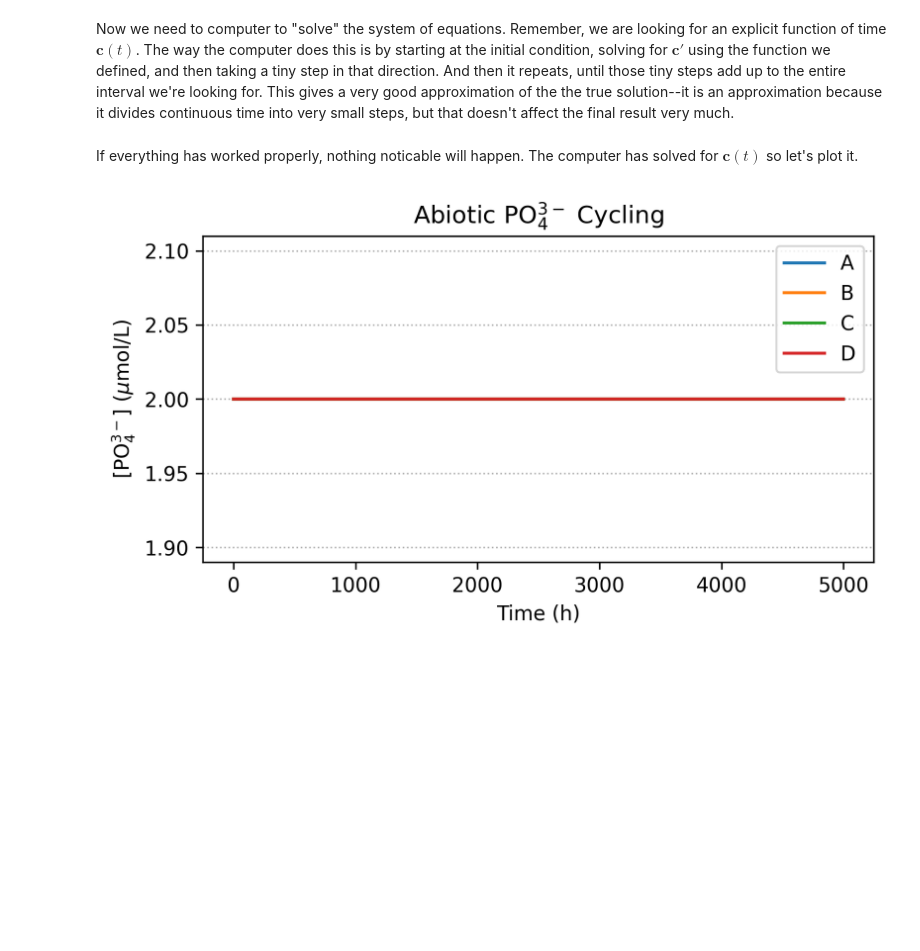
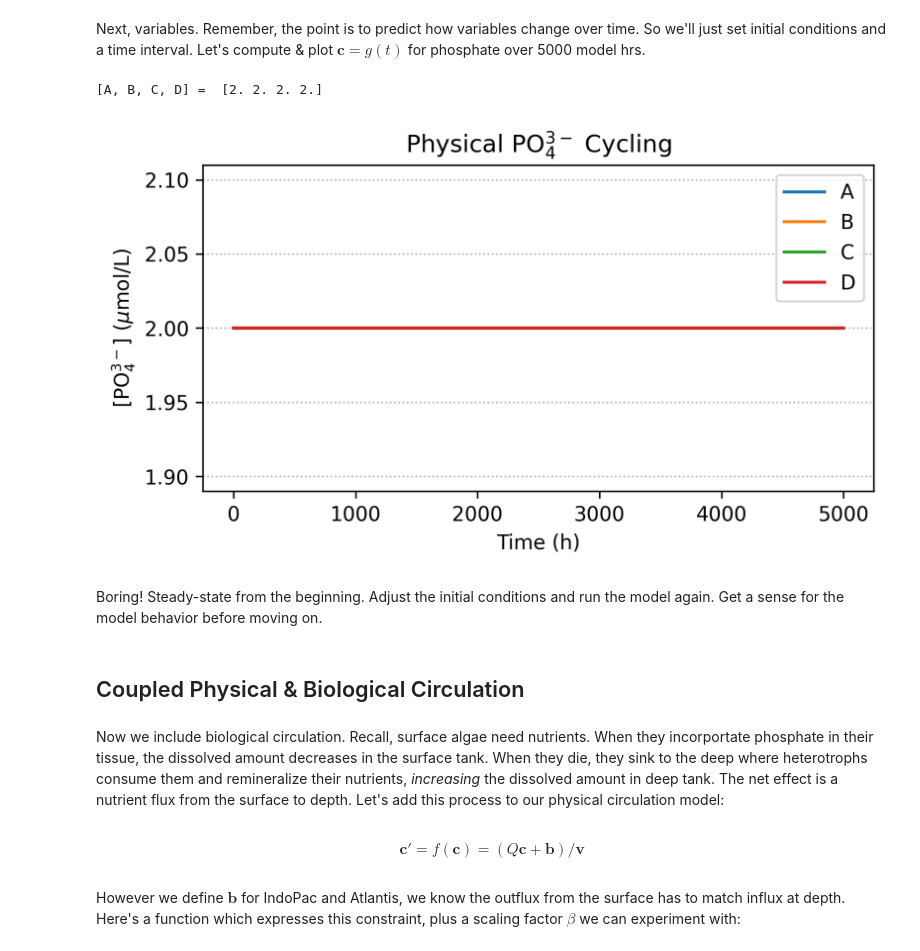
Before and after one commit to hernypeterson/nutrient-model, a Jupyter notebook: GEOL20E-HW6-NutrientModeling.ipynb, the cells around one changed output. Drawn from its saved outputs; the diff is of its cells as text; code cells hidden in the pictures; blank space fills up the shorter version.

```diff
--- a/GEOL20E-HW6-NutrientModeling.ipynb
+++ b/GEOL20E-HW6-NutrientModeling.ipynb
@@ -15,12 +21,7 @@ To start, we import some libraries. While we're at it, let's adjust some default
 # %%
-import numpy as np # mathematics, computing, arrays
+import numpy as np # computing
 from scipy.integrate import odeint # ordinary differential equations
 import matplotlib.pyplot as plt # plots
 
-plt.rc('figure', dpi = 300, figsize = [6, 3]) # plot size and resolution
-plt.rc('legend', loc = "upper right") # legend position
-abcd = ('A','B','C','D') # legend labels
-
-plt.rc('axes', grid = True)
-plt.rc('axes.grid', axis = 'y') # horizontal lines
-plt.rc('grid', linestyle = ':') # those lines are dotted
+def sys_phys(c, t): # define system
+    return Q @ c / v # compute c'
@@ -72,2 +50,0 @@ def system_abiotic(c, t):
-# %% [markdown]
-Now we need to computer to "solve" the system of equations. Remember, we are looking for an explicit function of time $\mathbf{c}(t)$. The way the computer does this is by starting at the initial condition, solving for $\mathbf{c}'$ using the function we defined, and then taking a tiny step in that direction. And then it repeats, until those tiny steps add up to the entire interval we're looking for. This gives a very good approximation of the the true solution--it is an approximation because it divides continuous time into very small steps, but that doesn't affect the final result very much.
@@ -77,15 +51,47 @@ solution_abiotic = odeint(system_abiotic, phosphate_0, t)
-# %% [markdown]
-If everything has worked properly, nothing noticable will happen. The computer has solved for $\mathbf{c}(t)$ so let's plot it.
+# %% [markdown]
+Next, variables. Remember, the point is to predict how variables change over time. So we'll just set initial conditions and a time interval. Let's compute & plot $\mathbf{c}=g(t)$ for phosphate over 5000 model hrs.
 # %%
-plt.plot(t, solution_abiotic, label=abcd)
-plt.xlabel('Time (h)')
-plt.ylabel('[PO$_4^{3-}$] ($\mu$mol/L)')
-plt.title('Abiotic PO$_4^{3-}$ Cycling')
-plt.legend()
+# initial [PO4]
+P0 = np.array([2, 2, 2, 2]) # umol/L
 
-plt.savefig("abiotic.pdf")
-plt.show()
+# time interval: first, last, step
+t = np.arange(0, 5000, 1) # hr
 
-#print(solution_abiotic[-1])
+# solve sys_abio with c = P0 and t = t ( defined above)
+sol_phys = odeint(sys_phys, P0, t)
+
+# Default plot settings
+plt.rc('figure', dpi = 300, figsize = [6, 3]) # plot size and resolution
+plt.rc('legend', loc = "upper right") # legend position
+abcd = ('A','B','C','D') # legend labels
+plt.rc('axes', grid = True)
+plt.rc('axes.grid', axis = 'y') # horizontal lines
+plt.rc('grid', linestyle = ':') # those lines are dotted
+
+# Plotting function
+def plot(sol, y, title, short):
+    plt.plot(t, sol, label = abcd)
+    plt.xlabel('Time (h)')
+    plt.ylabel(y + " ($\mu$mol/L)")
+    plt.title(title)
+    plt.legend()
+    plt.savefig(short + ".pdf")
+    return
+
+# Our first plot
+plot(sol_phys, '[PO$_4^{3-}$]', 'Physical PO$_4^{3-}$ Cycling', "phys")
+
+print("[A, B, C, D] = ", sol_phys[-1]) # final concentrations (~steady state)
 # %% [output]
+[A, B, C, D] =  [2. 2. 2. 2.]
-[figure, old version]
+[figure, new version]
+# %% [markdown]
+Boring! Steady-state from the beginning. Adjust the initial conditions and run the model again. Get a sense for the model behavior before moving on.
+# %% [markdown]
+## Coupled Physical & Biological Circulation
+# %% [markdown]
+Now we include biological circulation. Recall, surface algae need nutrients. When they incorportate phosphate in their tissue, the dissolved amount decreases in the surface tank. When they die, they sink to the deep where heterotrophs consume them and remineralize their nutrients, _increasing_ the dissolved amount in deep tank. The net effect is a nutrient flux from the surface to depth. Let's add this process to our physical circulation model:
+# %% [markdown]
+$$\mathbf{c}' = f(\mathbf{c}) = \boxed{\left(Q \mathbf{c} + \mathbf{b}\right)/\mathbf{v}}$$
+# %% [markdown]
+However we define $\mathbf{b}$ for IndoPac and Atlantis, we know the outflux from the surface has to match influx at depth. Here's a function which expresses this constraint, plus a scaling factor $\beta$ we can experiment with:
```
Also changed, not shown: parts of 39 cells of this notebook.
